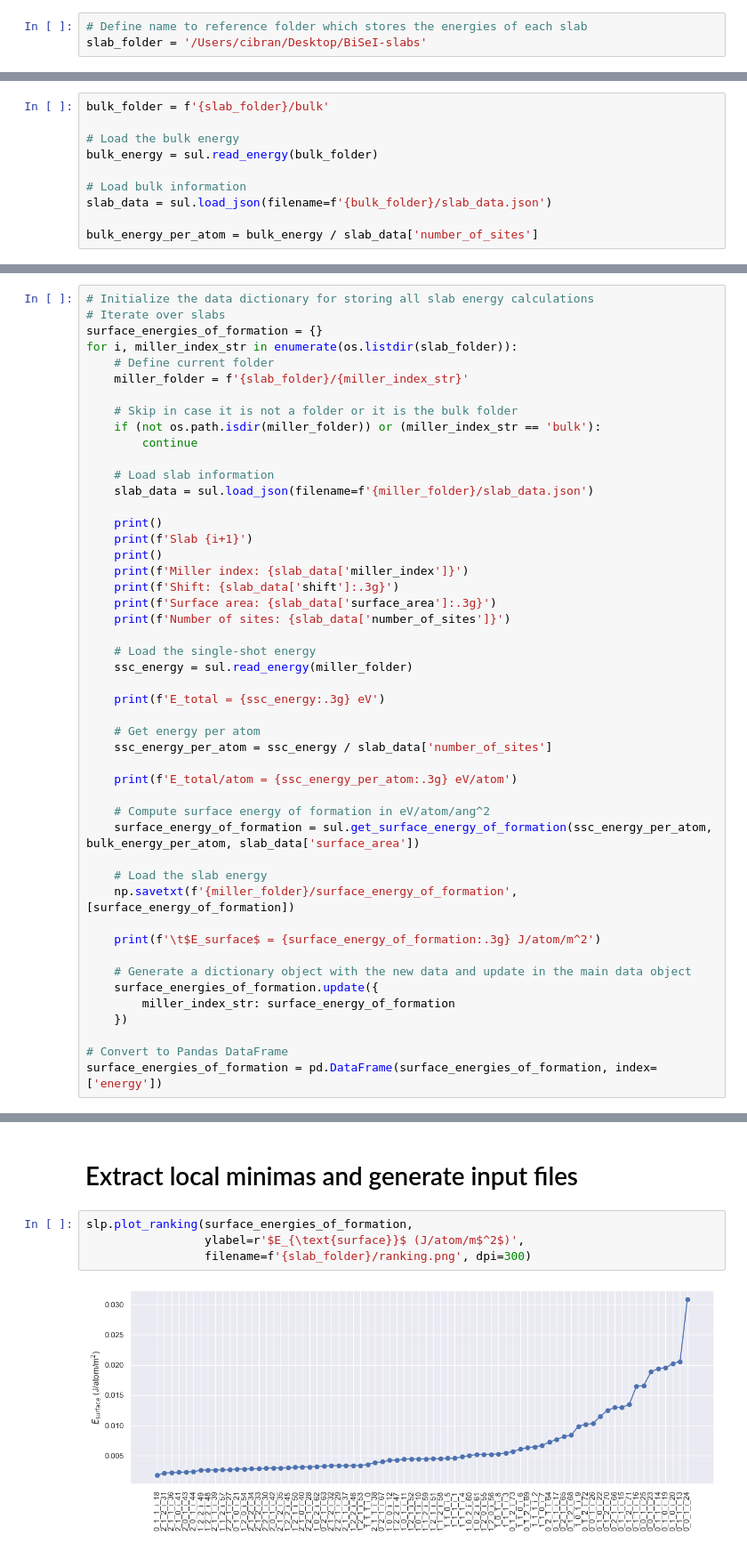
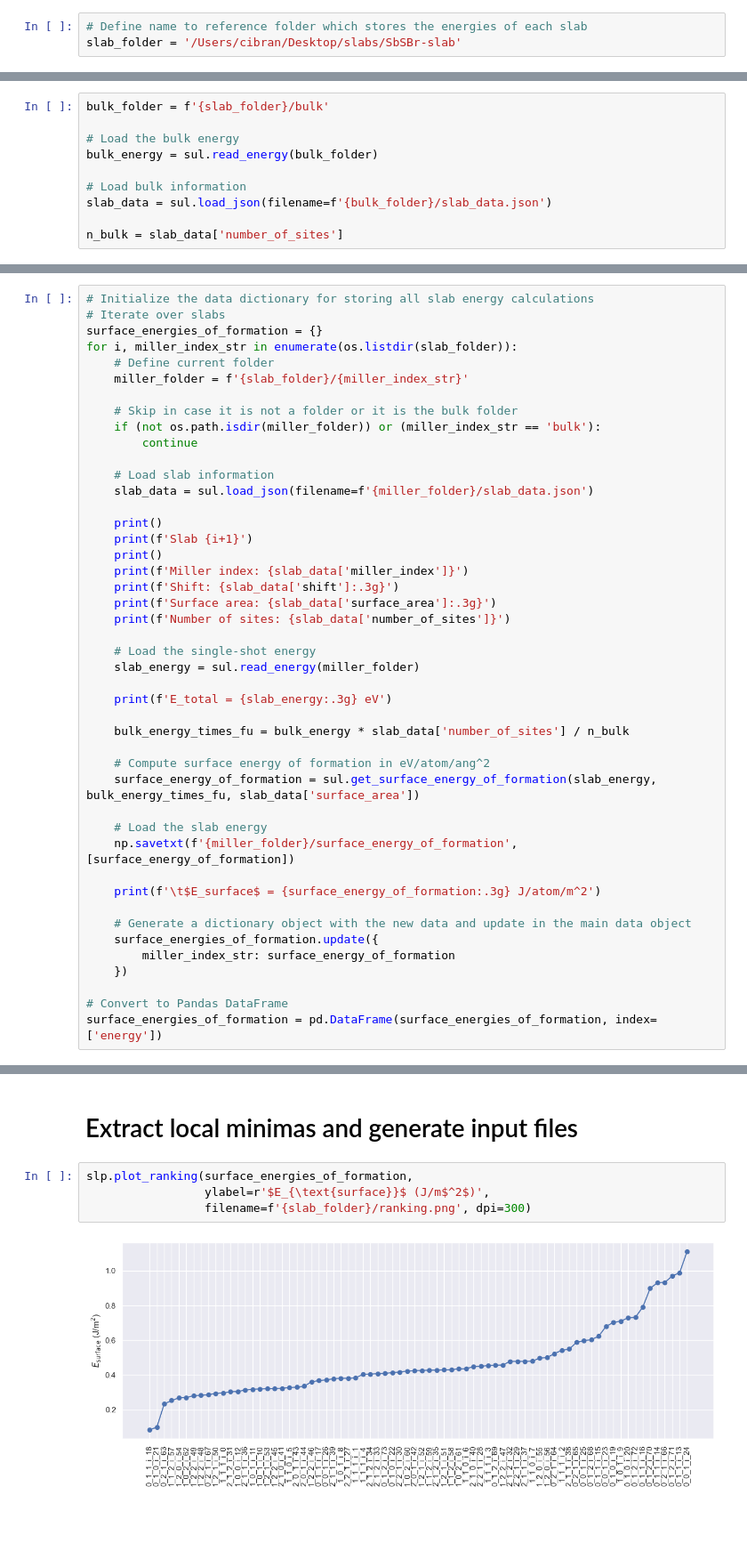
Before and after one commit to CibranLopez/SurfAIcing, a Jupyter notebook: iterate-slabs.ipynb, the cells around one changed output, grey strips where cells are left out. Shown at 89% size. Drawn from its saved outputs; the diff is of its cells as text; blank space fills up the shorter version.

Commit message:
Solved surface energies inconsistency

```diff
--- a/iterate-slabs.ipynb
+++ b/iterate-slabs.ipynb
@@ -11,7 +13,7 @@ sns.set_theme()
 We only consider coherent interfaces (which has matching lattices from both sides of the interface, meaning that there is a repeat along the interface that lets build periodicity along the interface surface).
 # %%
 # Define name to reference folder which stores the energies of each slab
-slab_folder = '/Users/cibran/Desktop/BiSeI-slabs'
+slab_folder = '/Users/cibran/Desktop/slabs/SbSBr-slab'
 # %% [markdown]
 The surface formation energy ($E_{surface}$) can be expressed in terms of the area ($S$) of the surface, the energy ($E_{slab}$) of the slab and the energy of the bulk system ($E_{bulk}$) as:
 
@@ -29,4 +31,4 @@ bulk_energy = sul.read_energy(bulk_folder)
 # Load bulk information
 slab_data = sul.load_json(filename=f'{bulk_folder}/slab_data.json')
 
-bulk_energy_per_atom = bulk_energy / slab_data['number_of_sites']
+n_bulk = slab_data['number_of_sites']
@@ -56,17 +56,14 @@ for i, miller_index_str in enumerate(os.listdir(slab_folder)):
     print(f'Number of sites: {slab_data['number_of_sites']}')
 
     # Load the single-shot energy
-    ssc_energy = sul.read_energy(miller_folder)
+    slab_energy = sul.read_energy(miller_folder)
 
-    print(f'E_total = {ssc_energy:.3g} eV')
+    print(f'E_total = {slab_energy:.3g} eV')
 
-    # Get energy per atom
-    ssc_energy_per_atom = ssc_energy / slab_data['number_of_sites']
-
-    print(f'E_total/atom = {ssc_energy_per_atom:.3g} eV/atom')
+    bulk_energy_times_fu = bulk_energy * slab_data['number_of_sites'] / n_bulk
 
     # Compute surface energy of formation in eV/atom/ang^2
-    surface_energy_of_formation = sul.get_surface_energy_of_formation(ssc_energy_per_atom, bulk_energy_per_atom, slab_data['surface_area'])
+    surface_energy_of_formation = sul.get_surface_energy_of_formation(slab_energy, bulk_energy_times_fu, slab_data['surface_area'])
 
     # Load the slab energy
     np.savetxt(f'{miller_folder}/surface_energy_of_formation', [surface_energy_of_formation])
@@ -122,7 +119,7 @@ E_total/atom = -3.99 eV/atom
 # Extract local minimas and generate input files
 # %%
 slp.plot_ranking(surface_energies_of_formation,
-                 ylabel=r'$E_{\text{surface}}$ (J/atom/m$^2$)',
+                 ylabel=r'$E_{\text{surface}}$ (J/m$^2$)',
                  filename=f'{slab_folder}/ranking.png', dpi=300)
 # %% [output]
-[figure, old version]
+[figure, new version]
```
Also changed, not shown: parts of 3 cells of this notebook, 2 other files.
